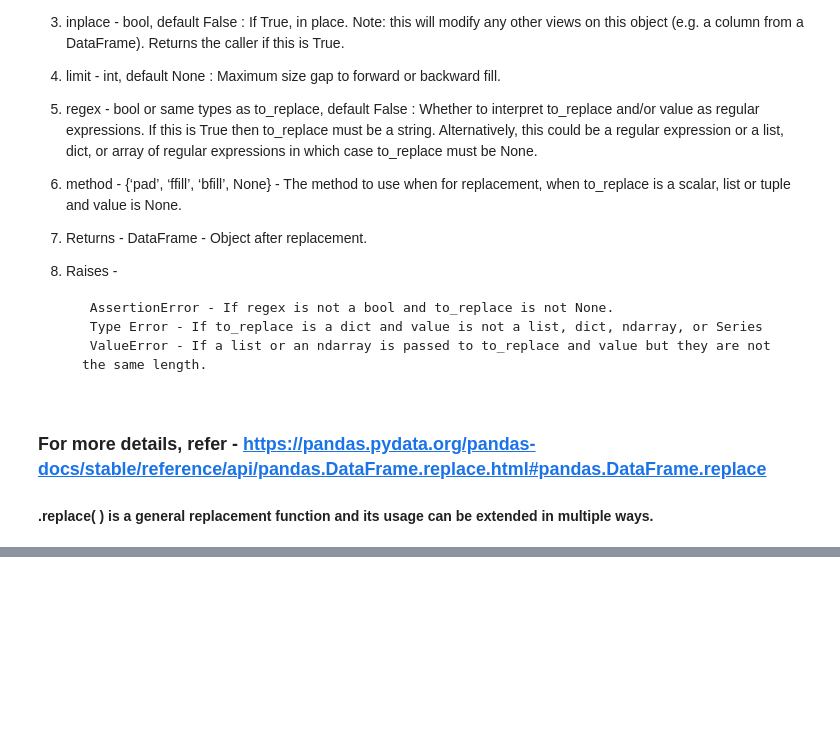
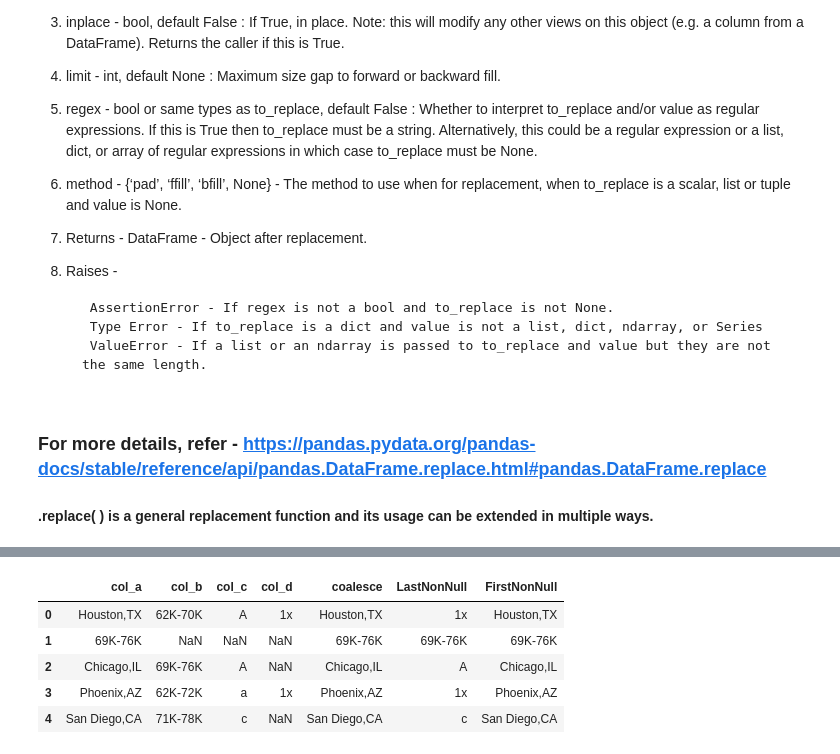
Before and after one commit to AbhishekKumar-0311/Machine-Learning-with-Python, a Jupyter notebook: Pandas/Learning_Pandas_Part_2_BasicAttributes.ipynb, the cells around one changed output, grey strips where cells are left out. Drawn from its saved outputs; the diff is of its cells as text; code cells hidden in the pictures; blank space fills up the shorter version.

```diff
--- a/Pandas/Learning_Pandas_Part_2_BasicAttributes.ipynb
+++ b/Pandas/Learning_Pandas_Part_2_BasicAttributes.ipynb
@@ -983,0 +992,10 @@ Values of the DataFrame are replaced with other values dynamically. This differs
+# %%
+sample = {
+'col_a':['Houston,TX', np.NaN, 'Chicago,IL', 'Phoenix,AZ',      'San Diego,CA'],
+'col_b':['62K-70K', '71K-78K', '69K-76K', '62K-72K', '71K-78K' ],
+'col_c':['A','XYZ','A','a','c'],
+'col_d':['  1x', np.NaN, np.NaN, '1x', np.NaN]
+}
+df_sample = pd.DataFrame(sample)
+df_sample
+df = df_sample.copy()
@@ -983,0 +1009,5 @@ Values of the DataFrame are replaced with other values dynamically. This differs
+# %%
+# creating a new column 'coalesce' which takes 1st Non-Null value starting from col_a , col_b, col_c, col_d (left to right)
+
+df['coalesce'] = df.fillna(method='bfill', axis='columns').iloc[:, 0]
+df
@@ -983,0 +1021,4 @@ Values of the DataFrame are replaced with other values dynamically. This differs
+# %%
+df['LastNonNull'] = np.NaN
+df['LastNonNull'] = df.fillna(method='ffill', axis='columns').iloc[:, 3]
+df
@@ -983,0 +1032,11 @@ Values of the DataFrame are replaced with other values dynamically. This differs
+# %%
+df['FirstNonNull'] = np.NaN
+df['FirstNonNull'] = df.FirstNonNull.fillna(df.col_a).fillna(df.col_b).fillna(df.col_c).fillna(df.col_d)
+df
+# %% [output]
+|  | col_a | col_b | col_c | col_d | coalesce | LastNonNull | FirstNonNull |
+| 0 | Houston,TX | 62K-70K | A | 1x | Houston,TX | 1x | Houston,TX |
+| 1 | 69K-76K | NaN | NaN | NaN | 69K-76K | 69K-76K | 69K-76K |
+| 2 | Chicago,IL | 69K-76K | A | NaN | Chicago,IL | A | Chicago,IL |
+| 3 | Phoenix,AZ | 62K-72K | a | 1x | Phoenix,AZ | 1x | Phoenix,AZ |
+| 4 | San Diego,CA | 71K-78K | c | NaN | San Diego,CA | c | San Diego,CA |
```
Also changed, not shown: parts of 7 cells of this notebook, 7 other files.
